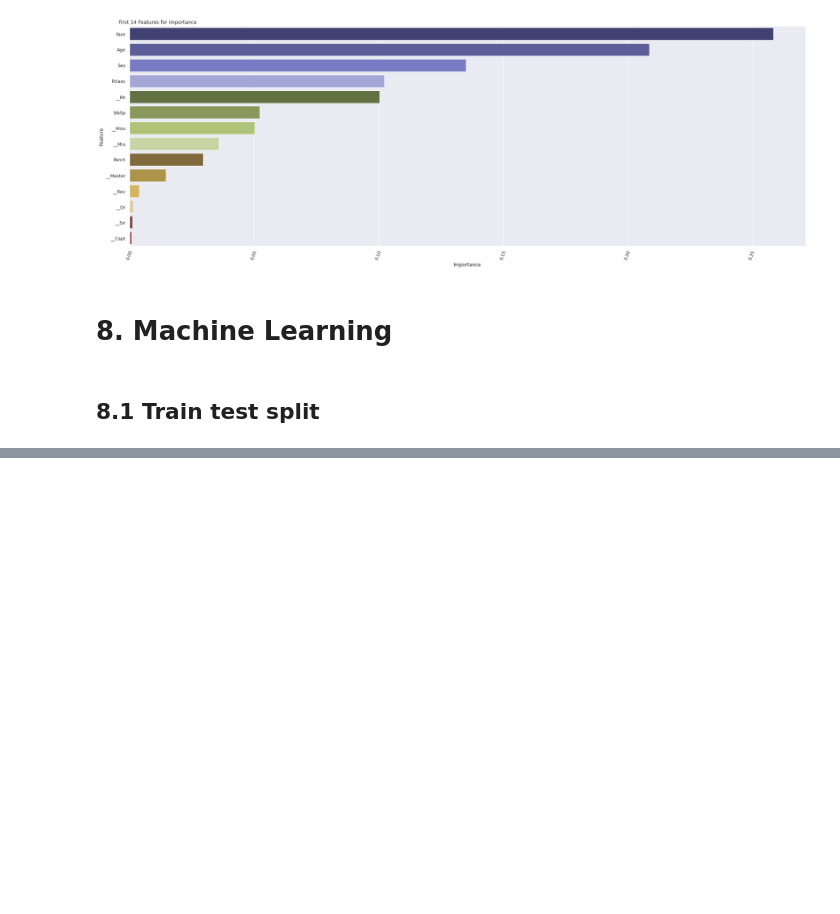
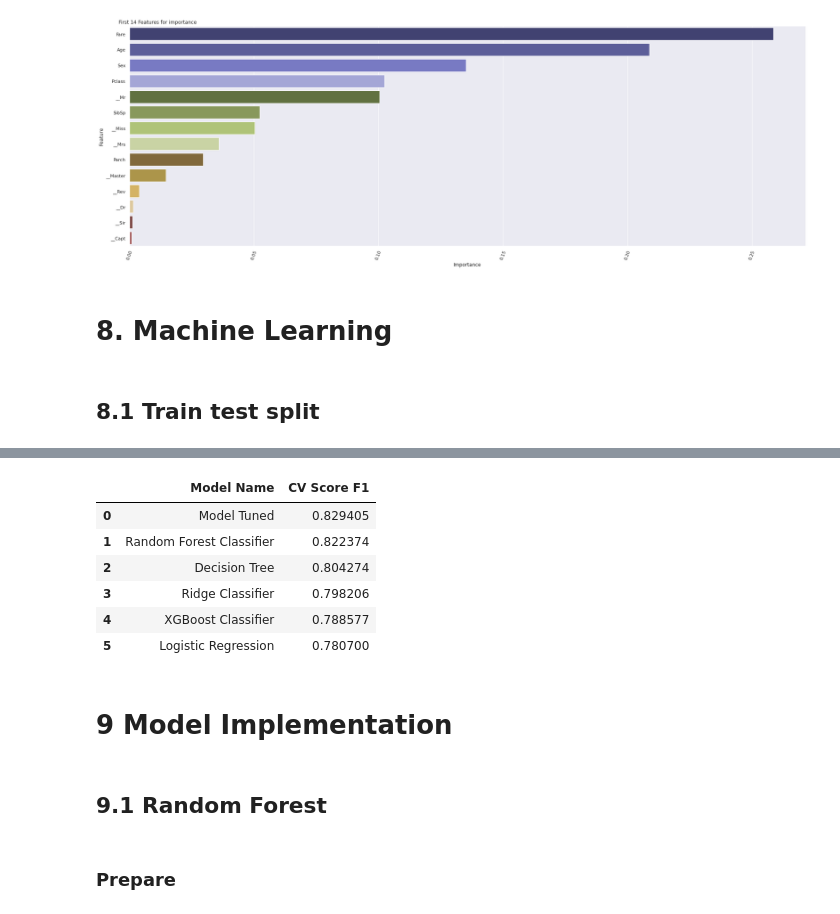
Before and after one commit to rsantosluan/Titanic-MLDisaster, a Jupyter notebook: notebooks/eda.ipynb, the cells around one changed output, grey strips where cells are left out. Drawn from its saved outputs; the diff is of its cells as text; code cells hidden in the pictures; blank space fills up the shorter version.

```diff
--- a/notebooks/eda.ipynb
+++ b/notebooks/eda.ipynb
@@ -557,0 +527,28 @@ result
+# %%
+rfc = RandomForestClassifier( n_estimators = 50, min_samples_split = 12, criterion = 'gini', n_jobs = -1, random_state = 42  )
+# %%
+rfc.fit( xtr,ytr )
+res = cross_validate( rfc, xte,yte, cv = 5, scoring = 'f1_macro' )
+restuned = pd.DataFrame(
+    {'Model Name': 'Model Tuned',
+    'CV Score F1'   : res['test_score'].mean()},
+    index = [0]
+)
+result = pd.concat( [result, restuned ] )
+result.sort_values( 'CV Score F1', ascending = False, inplace = True )
+result.reset_index( drop = True, inplace = True )
+result
+# %% [output]
+|  | Model Name | CV Score F1 |
+| 0 | Model Tuned | 0.829405 |
+| 1 | Random Forest Classifier | 0.822374 |
+| 2 | Decision Tree | 0.804274 |
+| 3 | Ridge Classifier | 0.798206 |
+| 4 | XGBoost Classifier | 0.788577 |
+| 5 | Logistic Regression | 0.780700 |
+# %% [markdown]
+# 9 Model Implementation
+# %% [markdown]
+## 9.1 Random Forest
+# %% [markdown]
+### Prepare
```
Also changed, not shown: parts of 37 cells of this notebook, 1 other file.
